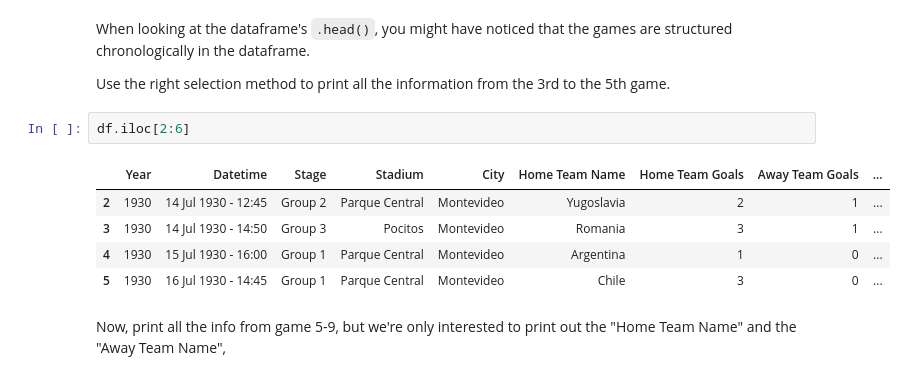
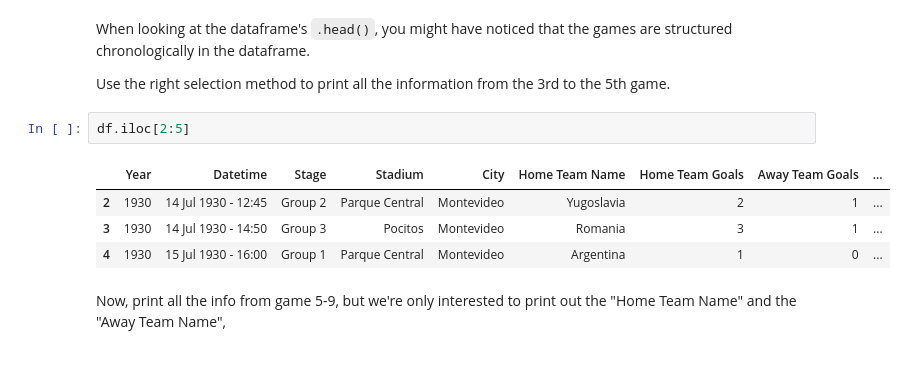
Before and after one commit to fromdatavistodatascience/dsc-accessing-data-with-pandas-lab-seattle-ds-062419, a Jupyter notebook: index.ipynb, the cells around one changed output. Drawn from its saved outputs; the diff is of its cells as text.

```diff
--- a/index.ipynb
+++ b/index.ipynb
@@ -99,13 +99,12 @@ When looking at the dataframe's `.head()`, you might have noticed that the games
 
 Use the right selection method to print all the information from the 3rd to the 5th game.
 # %%
-df.iloc[2:6]
+df.iloc[2:5]
 # %% [output]
 |  | Year | Datetime | Stage | Stadium | City | Home Team Name | Home Team Goals | Away Team Goals | ... |
 | 2 | 1930 | 14 Jul 1930 - 12:45 | Group 2 | Parque Central | Montevideo | Yugoslavia | 2 | 1 | ... |
 | 3 | 1930 | 14 Jul 1930 - 14:50 | Group 3 | Pocitos | Montevideo | Romania | 3 | 1 | ... |
 | 4 | 1930 | 15 Jul 1930 - 16:00 | Group 1 | Parque Central | Montevideo | Argentina | 1 | 0 | ... |
-| 5 | 1930 | 16 Jul 1930 - 14:45 | Group 1 | Parque Central | Montevideo | Chile | 3 | 0 | ... |
 # %% [markdown]
 Now, print all the info from game 5-9, but we're only interested to print out the "Home Team Name" and the "Away Team Name",
 # %% [markdown]
```
